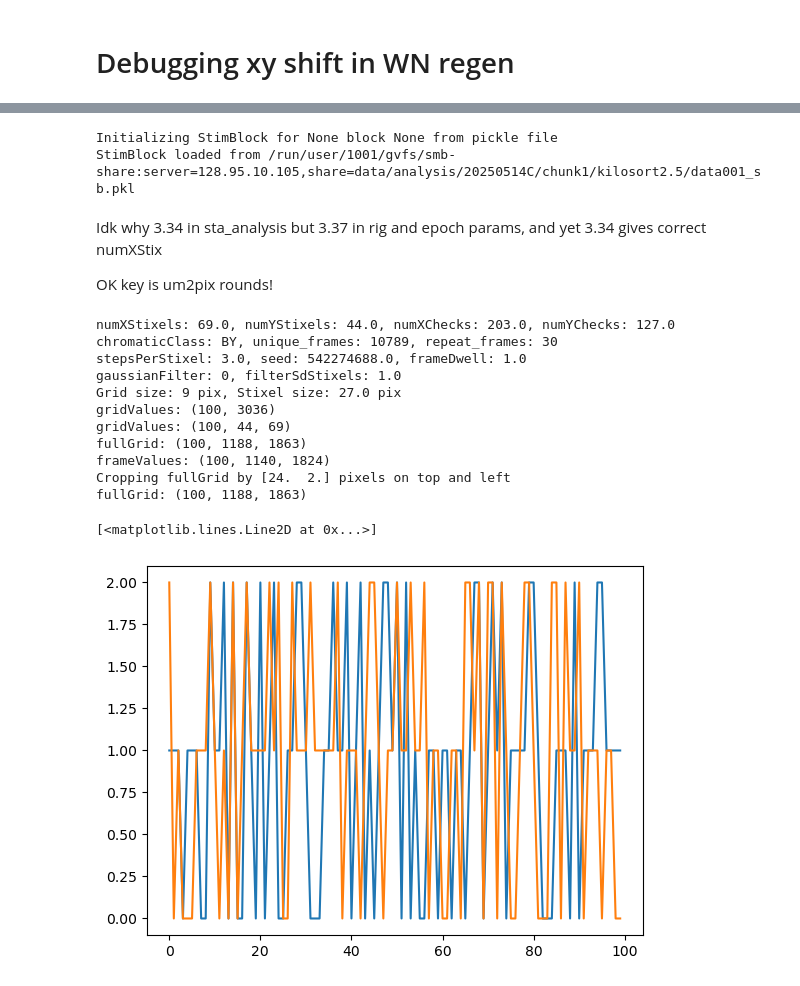
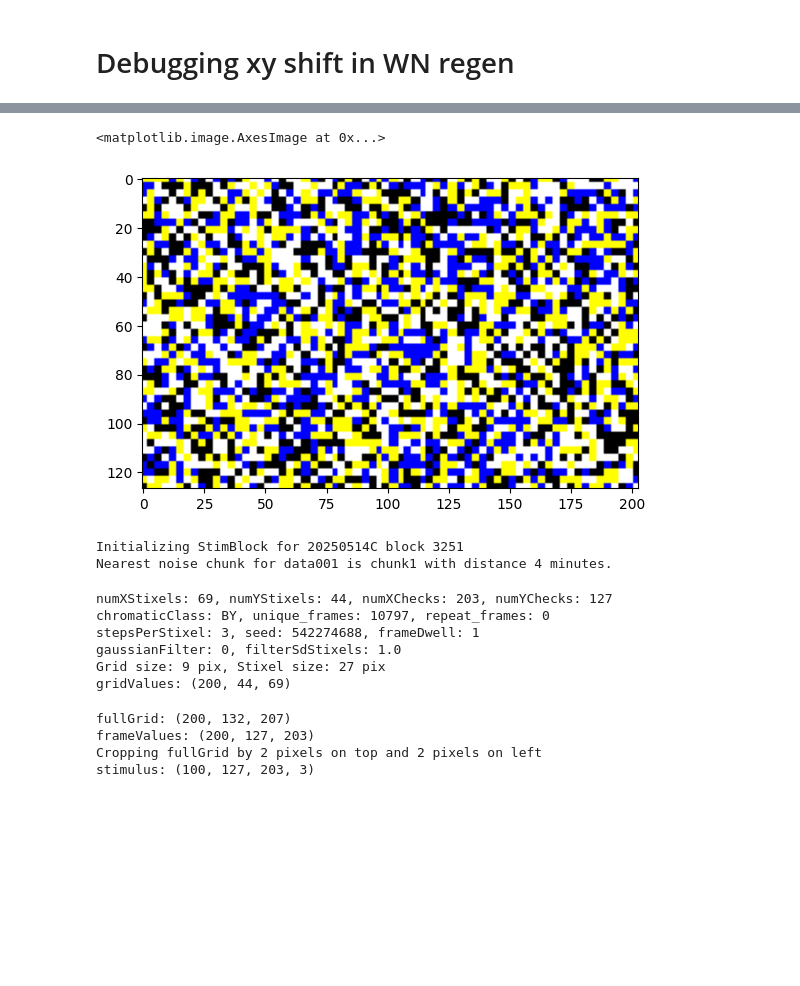
Before and after one commit to DRezeanu/retinanalysis, a Jupyter notebook: nbs/vr_wn_regen_debug.ipynb, the cells around one changed output, grey strips where cells are left out. Saved outputs shown, nothing was run; the diff lists cells and outputs as text; code cells hidden in the pictures; blank space fills up the shorter version.

```diff
--- a/nbs/vr_wn_regen_debug.ipynb
+++ b/nbs/vr_wn_regen_debug.ipynb
@@ -49,13 +58,14 @@ plt.imshow((d_mat['frames_out'][0,16]))
+# %%
+plt.imshow(ds_frames[0])
+# %% [output]
+<matplotlib.image.AxesImage at 0x...>
+[figure, added]
 # %%
 import os
-str_pkl = os.path.join(ra.settings.ANALYSIS_DIR, exp_name, 'chunk1', 'kilosort2.5', 'data001_sb.pkl')
-# sb = ra.MEAStimBlock(exp_name, datafile_name)
+# str_pkl = os.path.join(ra.settings.ANALYSIS_DIR, exp_name, 'chunk1', 'kilosort2.5', 'data001_sb.pkl')
+sb = ra.MEAStimBlock(exp_name, datafile_name)
 # sb.export_to_pkl(str_pkl)
-sb = ra.MEAStimBlock(pkl_file=str_pkl)
+# sb = ra.MEAStimBlock(pkl_file=str_pkl)
 # %% [output]
-Initializing StimBlock for None block None from pickle file
-StimBlock loaded from /run/user/1001/gvfs/smb-share:server=128.95.10.105,share=data/analysis/20250514C/chunk1/kilosort2.5/data001_sb.pkl
+Initializing StimBlock for 20250514C block 3251
+Nearest noise chunk for data001 is chunk1 with distance 4 minutes.
-# %% [markdown]
-Idk why 3.34 in sta_analysis but 3.37 in rig and epoch params, and yet 3.34 gives correct numXStix
-
-OK key is um2pix rounds!
@@ -65,23 +84,18 @@ sys.path.append('/home/vyomr/Desktop/gitrepos/retinanalysis/src/retinanalysis/ut
 import regen
 import importlib
 importlib.reload(regen)
+e_idx = 9
 d_wn = regen.make_spatial_noise(sb.df_epochs.loc[[e_idx]])
 r_frames = d_wn['frames']
+r_frames = (r_frames[0]+1)/2
 # %% [output]
-numXStixels: 69.0, numYStixels: 44.0, numXChecks: 203.0, numYChecks: 127.0
-chromaticClass: BY, unique_frames: 10789, repeat_frames: 30
-stepsPerStixel: 3.0, seed: 542274688.0, frameDwell: 1.0
+numXStixels: 69, numYStixels: 44, numXChecks: 203, numYChecks: 127
+chromaticClass: BY, unique_frames: 10797, repeat_frames: 0
+stepsPerStixel: 3, seed: 542274688, frameDwell: 1
 gaussianFilter: 0, filterSdStixels: 1.0
-Grid size: 9 pix, Stixel size: 27.0 pix
-gridValues: (100, 3036)
-gridValues: (100, 44, 69)
-fullGrid: (100, 1188, 1863)
-frameValues: (100, 1140, 1824)
-Cropping fullGrid by [24.  2.] pixels on top and left
-fullGrid: (100, 1188, 1863)
+Grid size: 9 pix, Stixel size: 27 pix
+gridValues: (200, 44, 69)
+fullGrid: (200, 132, 207)
+frameValues: (200, 127, 203)
+Cropping fullGrid by 2 pixels on top and 2 pixels on left
+stimulus: (100, 127, 203, 3)
-# %%
-plt.plot(d_wn['steps'][0,:100,0])
-plt.plot(d_wn['steps'][0,:100,1])
-# %% [output]
-[<matplotlib.lines.Line2D at 0x...>]
-[figure, removed]
```
Also changed, not shown: parts of 17 cells of this notebook.
